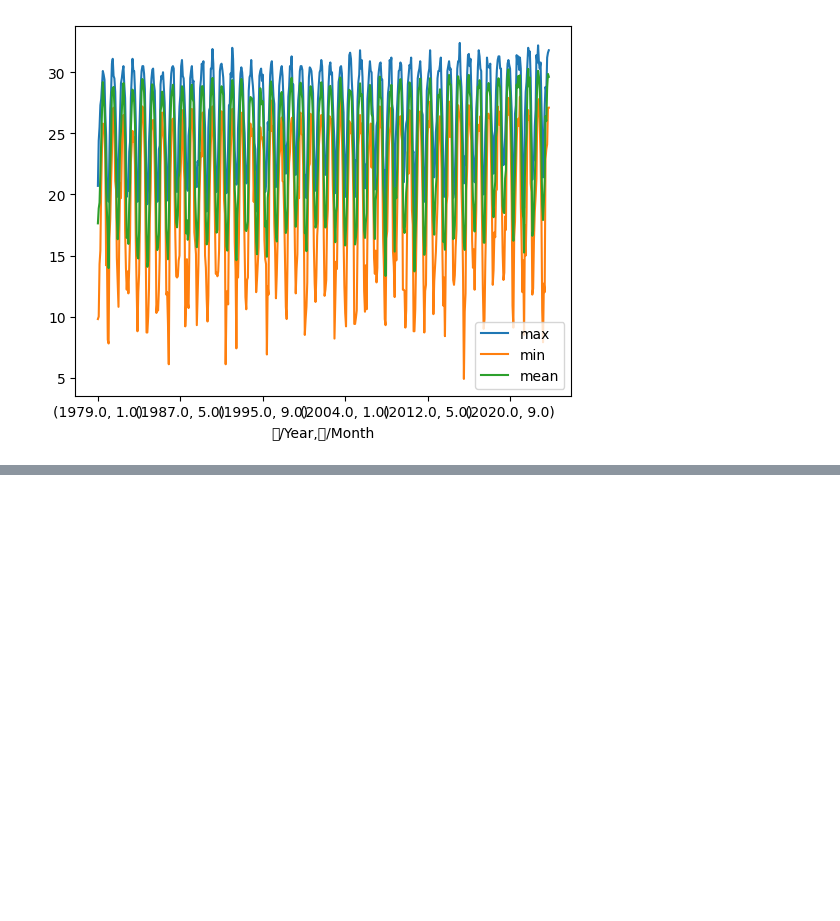
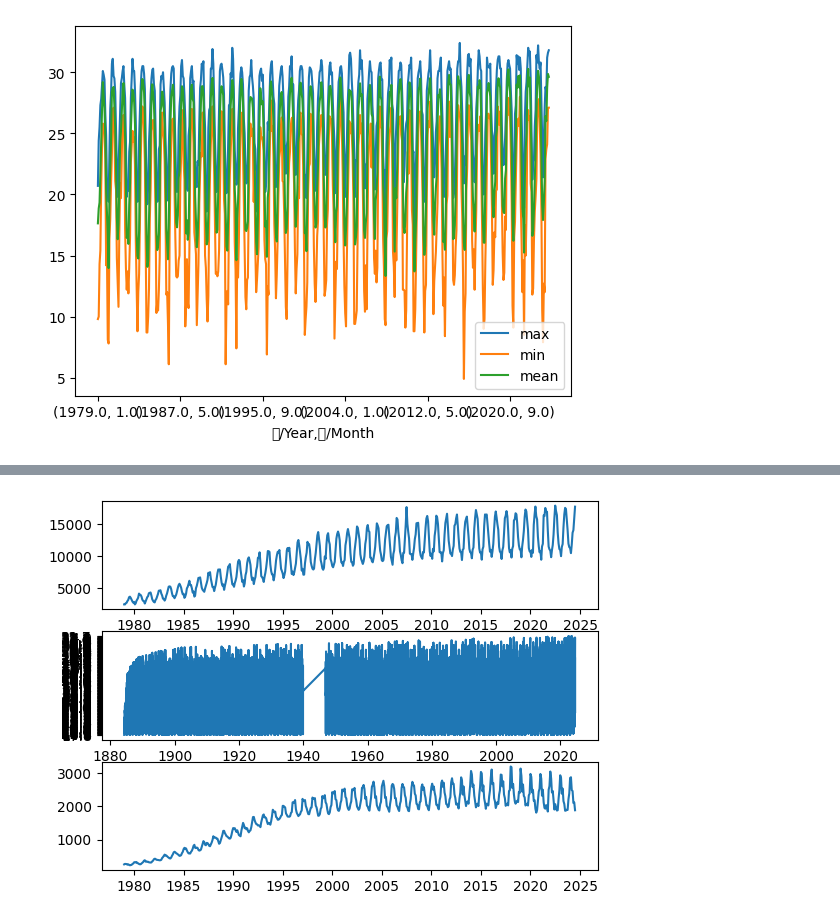
Before and after one commit to lilyleungch/erbscope99, a Jupyter notebook: data_cleansing/data_cleansing.ipynb, the cells around one changed output, grey strips where cells are left out. Saved outputs shown, nothing was run; the diff lists cells and outputs as text; code cells hidden in the pictures; blank space fills up the shorter version.

Commit message:
plotting comparison between gas and electricity

```diff
--- a/data_cleansing/data_cleansing.ipynb
+++ b/data_cleansing/data_cleansing.ipynb
@@ -14,7 +14,8 @@ electric2.plot()
 [figure]
 # %%
 electric.head(3)
-electric['Combined'] = electric['Unnamed: 0'].astype(str) +'-' + electric['Unnamed: 1'] +'-28'
-electric.set_index('Combined')
-pd.to_datetime(electric.index)
+electric['Combined'] = electric['Unnamed: 0'].astype(str) +'-' + electric['Unnamed: 1']
+electric.index = electric['Combined']
+electric.index=pd.to_datetime(electric.index, format = '%Y-%b')
+electric
 # %% [output]
@@ -64,0 +61,8 @@ Glyph 26376 (\N{CJK UNIFIED IDEOGRAPH-6708}) missing from font(s) DejaVu Sans.
+# %%
+# change the index into datetime
+weather.head(3)
+weather['Combined'] = weather['年/Year'].astype(str) +'-' + weather['月/Month'].astype(str)
+pd.to_datetime(weather['Combined'], format = '%Y-%m')
+weather.set_index(weather['Combined'])
+weather.index = pd.to_datetime(weather['Combined'], format = '%Y-%m')
+weather
@@ -64,0 +84,11 @@ Glyph 26376 (\N{CJK UNIFIED IDEOGRAPH-6708}) missing from font(s) DejaVu Sans.
+# %%
+fig, ax_list = plt.subplots(3,1)
+ax_up = ax_list[0]
+ax_down = ax_list[2]
+ax_middle = ax_list[1]
+ax_up.plot(electric.index, electric['All groups'])
+ax_middle.plot(weather.index, weather['數值/Value'])
+ax_down.plot(electric.index, electric['All groups.1'])
+plt.show()
+# %% [output]
+[figure, added]
```
Also changed, not shown: parts of 4 cells of this notebook.
